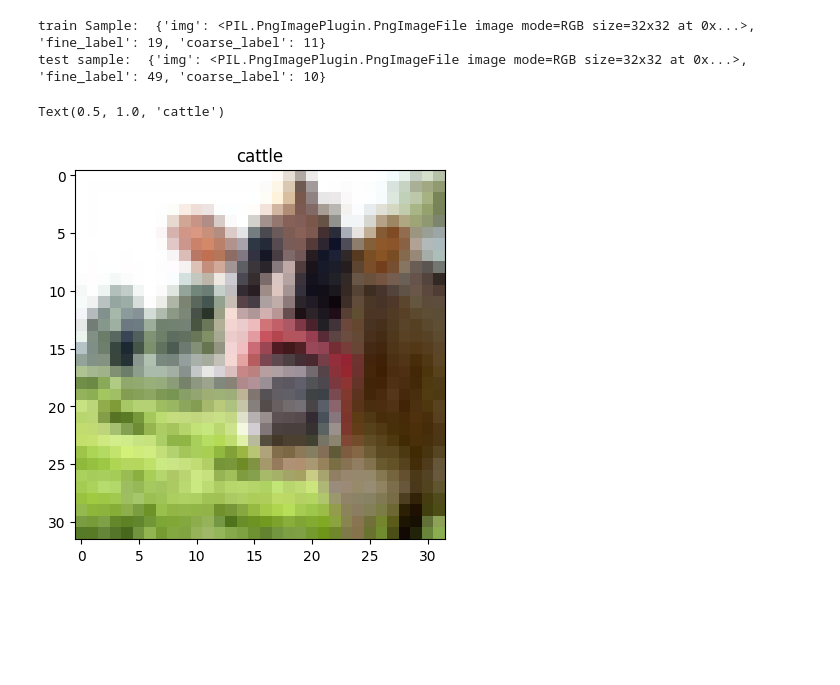
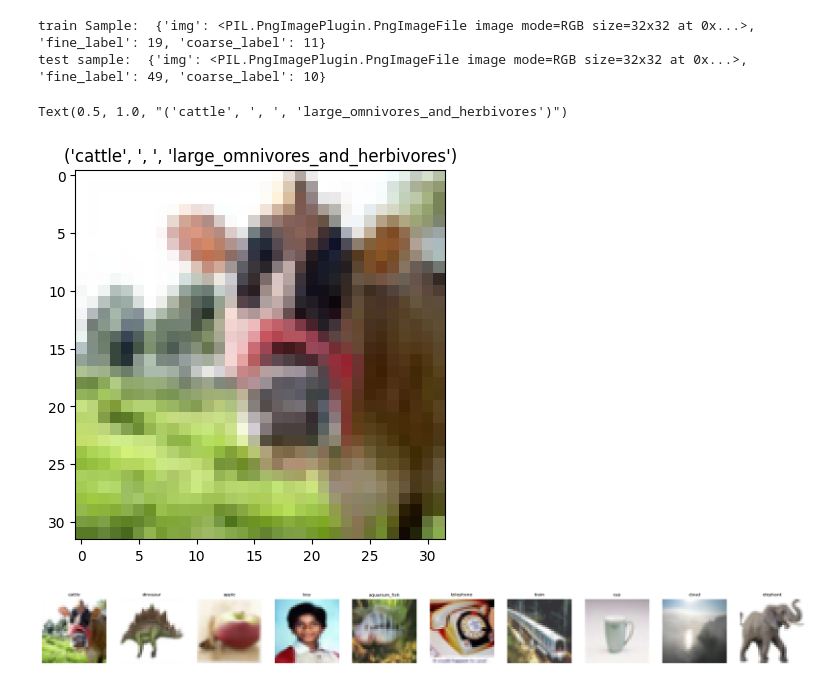
Before and after one commit to KongPleiku/Image-Generation-model, a Jupyter notebook: EDA.ipynb, the cells around one changed output. Drawn from its saved outputs; the diff is of its cells as text; code cells hidden in the pictures; blank space fills up the shorter version.

```diff
--- a/EDA.ipynb
+++ b/EDA.ipynb
@@ -165,17 +165,17 @@ test sample:  {'img': <PIL.PngImagePlugin.PngImageFile image mode=RGB size=32x32
 # %%
 #dataset visualization
 
 import matplotlib.pyplot as plt
 
 image = train_set[0].get('img')
 fine_id = int(train_set[0].get('fine_label'))
 coarse_id = int(train_set[0].get('coarse_label'))
 fine_label = id2labels[fine_id]
 coarse_label = coarse_id2labels[coarse_id]
 
 
 plt.imshow(image)
-plt.title(fine_label, ", " , coarse_label)
+plt.title((fine_label, ", " , coarse_label))
 # %% [output]
-Text(0.5, 1.0, 'cattle')
+Text(0.5, 1.0, "('cattle', ', ', 'large_omnivores_and_herbivores')")
-[figure, old version]
+[figure, new version]
@@ -181,0 +203,4 @@ Text(0.5, 1.0, 'cattle')
+# %%
+plot_image(10)
+# %% [output]
+[figure, added]
```
Also changed, not shown: parts of 2 cells of this notebook.
